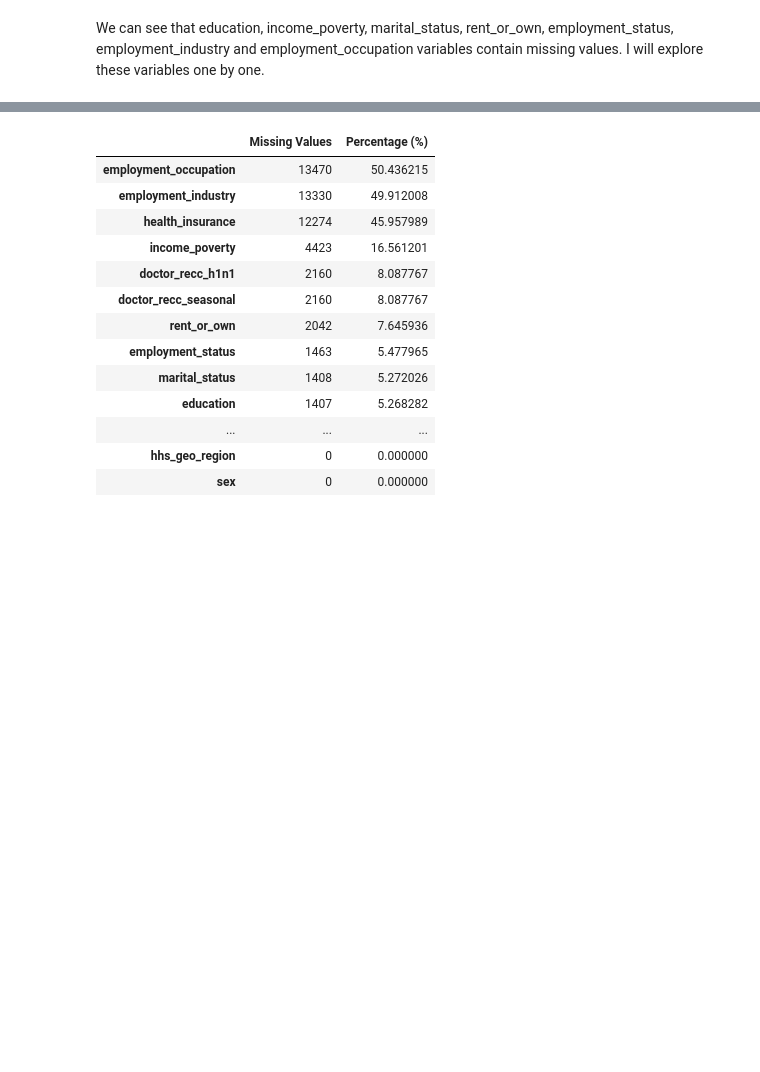
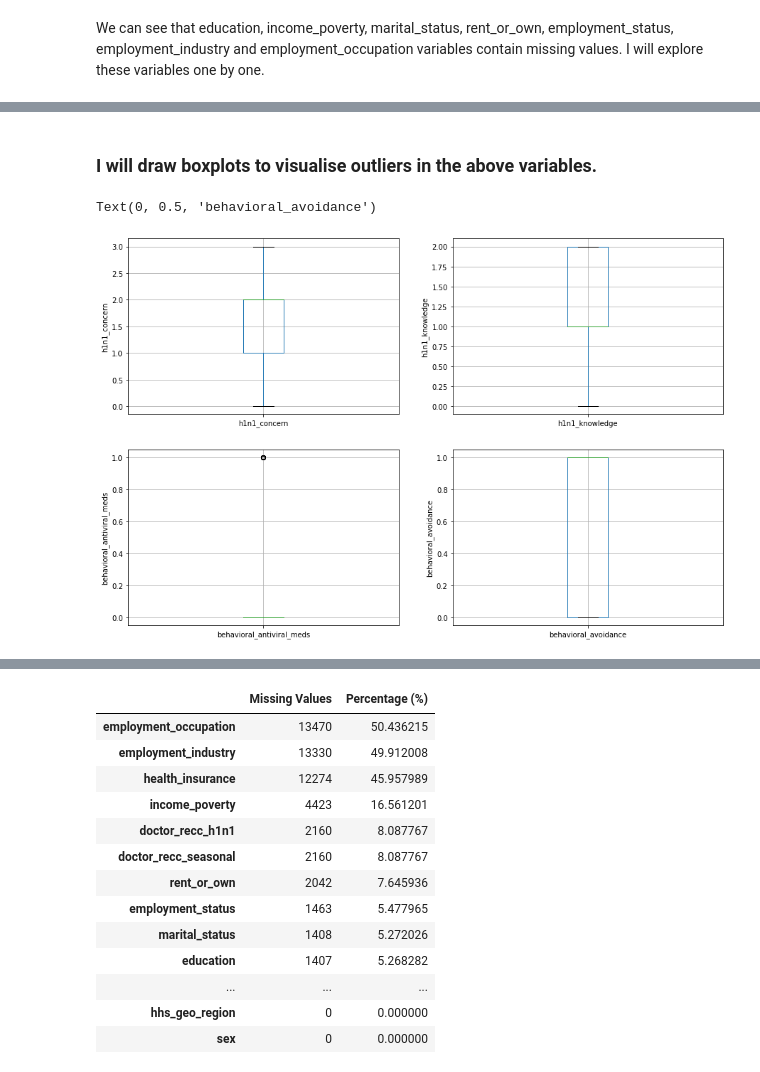
Before and after one commit to PETERNJUGU4/Njugu_Phase_3_Project, a Jupyter notebook: index.ipynb, the cells around one changed output, grey strips where cells are left out. Drawn from its saved outputs; the diff is of its cells as text; code cells hidden in the pictures; blank space fills up the shorter version.

```diff
--- a/index.ipynb
+++ b/index.ipynb
@@ -469,0 +733,30 @@ KeyError: 'Location'
+# %% [markdown]
+### **I will draw boxplots to visualise outliers in the above variables.**
+# %%
+plt.figure(figsize=(15,10))
+
+plt.subplot(2, 2, 1)
+fig = df.boxplot(column='h1n1_concern')
+fig.set_title('')
+fig.set_ylabel('h1n1_concern')
+
+
+plt.subplot(2, 2, 2)
+fig = df.boxplot(column='h1n1_knowledge')
+fig.set_title('')
+fig.set_ylabel('h1n1_knowledge')
+
+
+plt.subplot(2, 2, 3)
+fig = df.boxplot(column='behavioral_antiviral_meds')
+fig.set_title('')
+fig.set_ylabel('behavioral_antiviral_meds')
+
+
+plt.subplot(2, 2, 4)
+fig = df.boxplot(column='behavioral_avoidance')
+fig.set_title('')
+fig.set_ylabel('behavioral_avoidance')
+# %% [output]
+Text(0, 0.5, 'behavioral_avoidance')
+[figure, added]
```
Also changed, not shown: parts of 34 cells of this notebook.
